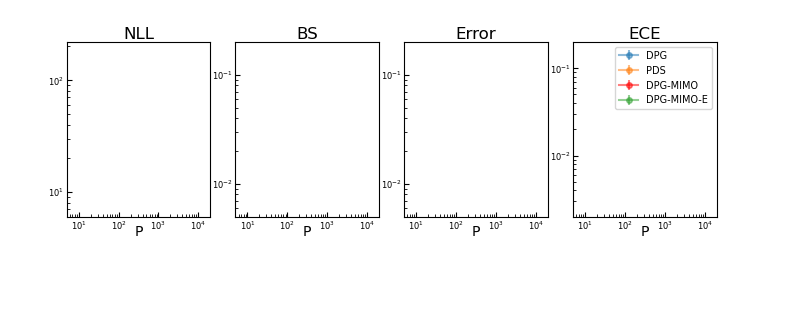
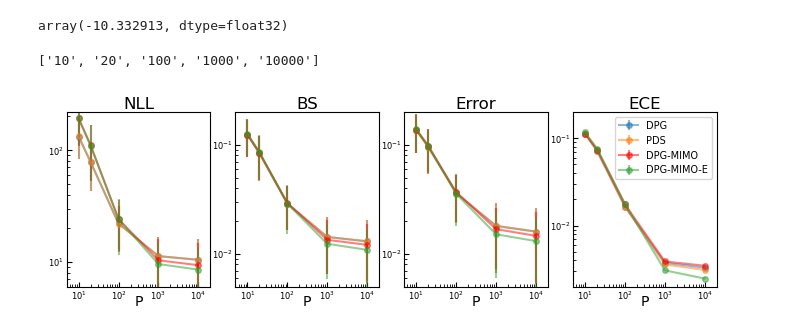
Before and after one commit to maxwass/gsl-bnn, a Jupyter notebook: notebooks/covariate_shift.ipynb, the cells around one changed output. Drawn from its saved outputs; the diff is of its cells as text; code cells hidden in the pictures; blank space fills up the shorter version.

```diff
--- a/notebooks/covariate_shift.ipynb
+++ b/notebooks/covariate_shift.ipynb
@@ -145,3 +145,15 @@ DPG-MIMO metrics:
+# %%
+model_metrics_dicts['DPG']['expected']['log_likelihoods'].mean()._value
+# %% [output]
+array(-10.332913, dtype=float32)
+# %%
+num_signals
+# %% [output]
+['10', '20', '100', '1000', '10000']
+# %%
+# remove 'expected' from num_signals and then sort in increasing order (cast to int)
+num_signals = [str(x) for x in num_signals if x != 'expected']
+num_signals = sorted(num_signals, key=lambda x: int(x))
 # %%
 colors = {'DPG': '#1f77b4', 'PDS': '#ff7f0e',
           'DPG-MIMO': 'red',
@@ -172,7 +184,7 @@ for ax, title in zip(axes, ['NLL', 'BS', 'Error', 'ECE']):
 """ NLL """
 for name in model_metrics_dicts.keys():
     nll_ax.errorbar(
-        num_signals,
+        [int(x) for x in num_signals],
         [-1 * model_metrics_dicts[name][num_signal]['log_likelihoods'].mean()._value for num_signal in num_signals],
         yerr=[stdv_scale * model_metrics_dicts[name][num_signal]['log_likelihoods'].std()._value for num_signal in num_signals],
         label=name,
@@ -188,7 +200,7 @@ nll_ax.set_ylim([6, 220])
 # Brier Score
 for name in model_metrics_dicts.keys():
     bs_ax.errorbar(
-        num_signals,
+        [int(x) for x in num_signals],
         [model_metrics_dicts[name][num_signal]['brier_scores'].mean()._value for num_signal in num_signals],
         yerr=[stdv_scale * model_metrics_dicts[name][num_signal]['brier_scores'].std()._value for num_signal in num_signals],
         label=name,
@@ -204,36 +216,37 @@ bs_ax.set_ylim([0.005, 0.2])
 # Error
 for name in model_metrics_dicts.keys():
     err_ax.errorbar(
-        num_signals,
+        [int(x) for x in num_signals],
         [1 - model_metrics_dicts[name][num_signal]['accuracies'].mean() for num_signal in num_signals],
         yerr=[stdv_scale * model_metrics_dicts[name][num_signal]['accuracies'].std() for num_signal in num_signals],
         label=name,
         color = colors[name],
         alpha=alpha,
         markersize=markersize,
         marker='o') #markersize=2, linewidth=0.5)
 err_ax.set_ylim([0.005, 0.2])
 #err_ax.set_yticks([0.01, 0.1, 0.2])
 #err_ax.set_yticklabels(['.01', '.1', '.2'], fontsize=tick_fontsize)
 
 # ECE
 for name in model_metrics_dicts.keys(): #['dpg', 'pds', 'mimo', 'partial_stoch']:
     ece_ax.errorbar(
-        num_signals,
+        [int(x) for x in num_signals],
         [model_metrics_dicts[name][num_signal]['calibration_dict']['ece'].mean() for num_signal in num_signals],
         yerr=[stdv_scale * model_metrics_dicts[name][num_signal]['calibration_dict']['ece'].std() for num_signal in num_signals],
         label=name,
         color = colors[name],
         alpha=alpha,
         markersize=markersize,
         marker='o') #markersize=2, linewidth=0.5)
 ece_ax.set_ylim([.002, .2])
 #ece_ax.set_yticks([.01, .1])
 #ece_ax.set_yticklabels(['.01', '.1'], fontsize=tick_fontsize)
 ece_ax.legend(loc='upper right', fontsize=label_fontsize-3)
 
 
 space = .175
 plt.subplots_adjust(wspace=space, hspace=space, bottom=0.0, top=1, left=0.0, right=1.0)
+plt.savefig(FIGURES_PATH + 'covariate_shift', dpi=1000, bbox_inches="tight", pad_inches=0.02)
 # %% [output]
-[figure, old version]
+[figure, new version]
```
Also changed, not shown: parts of 5 cells of this notebook, 16 other files.
